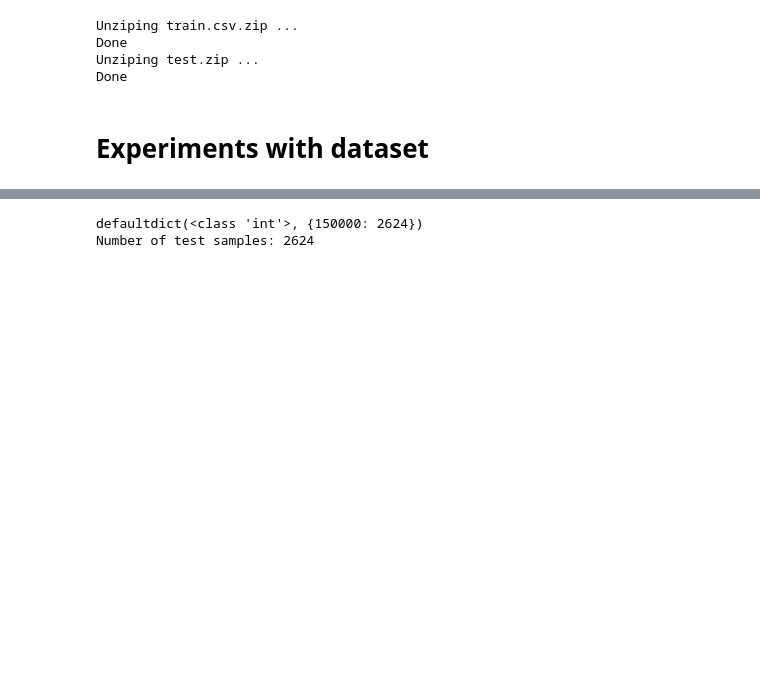
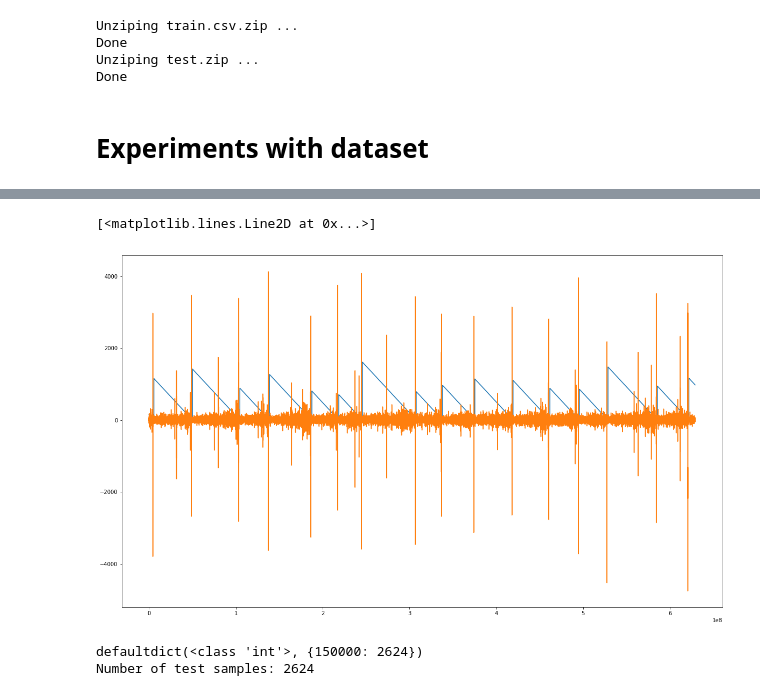
Before and after one commit to kszczupak/kaggle_competitions, a Jupyter notebook: LANL_Earthquake_Prediction/Various_Experiments.ipynb, the cells around one changed output, grey strips where cells are left out. Saved outputs shown, nothing was run; the diff lists cells and outputs as text; code cells hidden in the pictures; blank space fills up the shorter version.

Commit message:
Added basic time features

```diff
--- a/LANL_Earthquake_Prediction/Various_Experiments.ipynb
+++ b/LANL_Earthquake_Prediction/Various_Experiments.ipynb
@@ -96,3 +102,12 @@ Wall time: 1min 58s
+# %%
+df_train_compressed = df_train_original.iloc[::10]
+# %%
+plt.figure(figsize=(20,12))
+plt.plot(df_train_compressed.time_to_failure * 100)
+plt.plot(df_train_compressed.acoustic_data)
+# %% [output]
+[<matplotlib.lines.Line2D at 0x...>]
+[figure, added]
 # %%
 # Load test samples
 from collections import defaultdict
```
Also changed, not shown: parts of 16 cells of this notebook.
